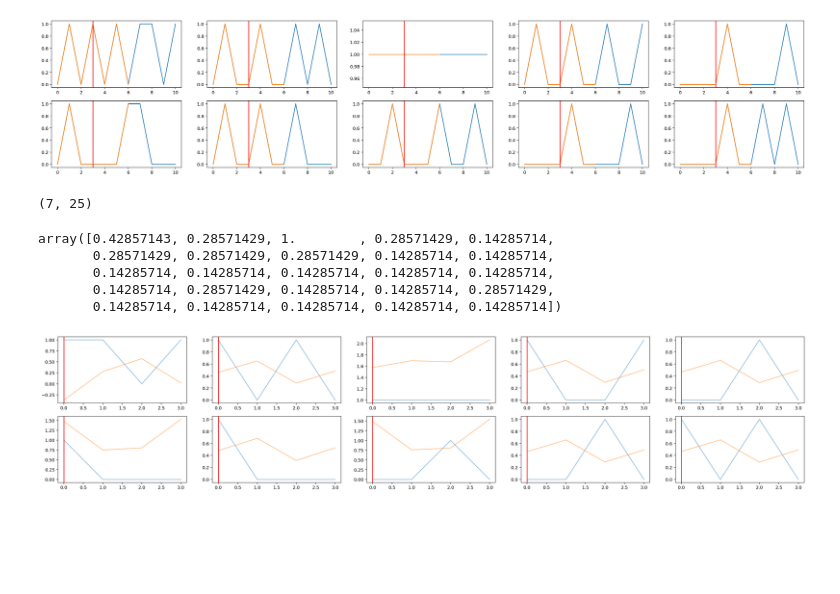
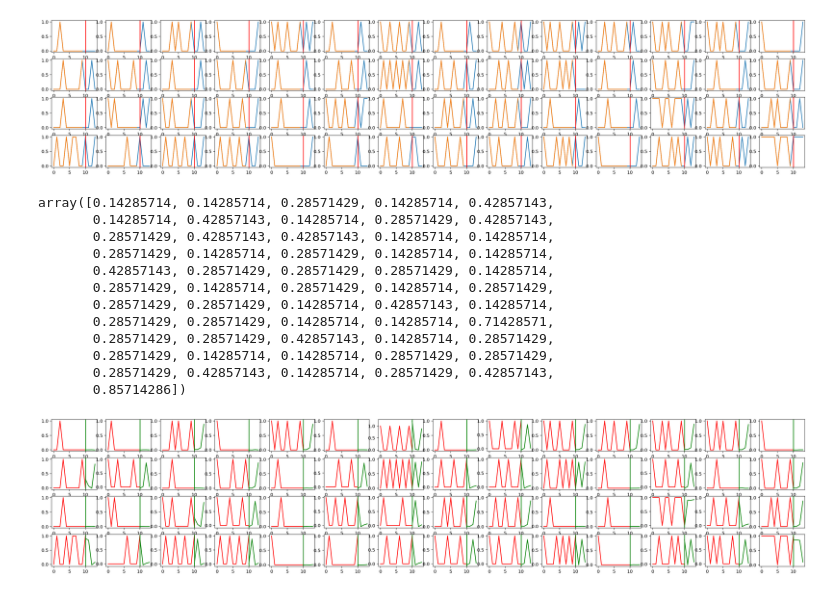
Before and after one commit to LuanAdemi/GroceryListPredictor, a Jupyter notebook: precommender/KNetworks.ipynb, the cells around one changed output. Cells and saved outputs as stored; diff of their text form; code cells hidden in the pictures; blank space fills up the shorter version.

Commit message:
Wrote a user generator

```diff
--- a/precommender/KNetworks.ipynb
+++ b/precommender/KNetworks.ipynb
@@ -14,14 +14,14 @@ device = torch.device("cuda")
 centers = 6
 samples = 300
 # %%
-file = open("../generated_users/davuser1.csv", "r")
+file = open("testdata/0.txt", "r")
 lines = file.readlines()
 
 features = (sorted(lines[0].replace(" ", "").upper().split(",")))
 
 vectors = []
 num_features = len(features)
-plot_rows, plot_cols = 2, 5#4, int((num_features+3)/4)
+plot_rows, plot_cols = 4, int((num_features+3)/4)
 for l in range(len(lines)-1):
     vec = lines[l+1].upper().split(",")
     vectors.append([int(i) for i in vec])
@@ -30,7 +30,6 @@ knet = knetworks(centers,np.array(((),())), num_features, device)
 # %%
 tdata = np.array(vectors[:-4])
 # %%
-
 f, axes = plt.subplots(plot_rows, plot_cols, figsize=(30, 6))
 count = 0
 for i in range(plot_rows):
@@ -38,22 +37,25 @@ for i in range(plot_rows):
         if count < num_features:
             axes[i][j].plot(np.array(vectors)[:,count])
             axes[i][j].plot(tdata[:,count])
-            axes[i][j].axvline(x=3, ymin=0, ymax=1, c='r')
+            axes[i][j].axvline(x=len(tdata[:,count]), ymin=0, ymax=1, c='r')
             count += 1
 # %% [output]
-[figure, old version]
+[figure, new version]
-# %%
-tdata.shape
-# %% [output]
-(7, 25)
 # %%
 knet.calcProductMean(tdata, 7)
 # %% [output]
-array([0.42857143, 0.28571429, 1.        , 0.28571429, 0.14285714,
-       0.28571429, 0.28571429, 0.28571429, 0.14285714, 0.14285714,
-       0.14285714, 0.14285714, 0.14285714, 0.14285714, 0.14285714,
-       0.14285714, 0.28571429, 0.14285714, 0.14285714, 0.28571429,
-       0.14285714, 0.14285714, 0.14285714, 0.14285714, 0.14285714])
+array([0.14285714, 0.14285714, 0.28571429, 0.14285714, 0.42857143,
+       0.14285714, 0.42857143, 0.14285714, 0.28571429, 0.42857143,
+       0.28571429, 0.42857143, 0.42857143, 0.14285714, 0.14285714,
+       0.28571429, 0.14285714, 0.28571429, 0.14285714, 0.14285714,
+       0.42857143, 0.28571429, 0.28571429, 0.28571429, 0.14285714,
+       0.28571429, 0.14285714, 0.28571429, 0.14285714, 0.28571429,
+       0.28571429, 0.28571429, 0.14285714, 0.42857143, 0.14285714,
+       0.28571429, 0.28571429, 0.14285714, 0.14285714, 0.71428571,
+       0.28571429, 0.28571429, 0.42857143, 0.14285714, 0.28571429,
+       0.28571429, 0.14285714, 0.14285714, 0.28571429, 0.28571429,
+       0.28571429, 0.42857143, 0.14285714, 0.28571429, 0.42857143,
+       0.85714286])
 # %%
 net = knet.networks[0]
 # %%
@@ -64,14 +66,15 @@ from scipy.special import expit
 net.model.eval()
 predict = np.array(net.predict(tdata, future=4))
 # %%
+X = range(14)
 f, axes = plt.subplots(plot_rows, plot_cols, figsize=(30, 6))
 count = 0
 for i in range(plot_rows):
     for j in range(plot_cols):
         if count < num_features:
-            axes[i][j].plot(np.array(vectors[-4:])[:,count], alpha=0.5)
-            axes[i][j].plot(predict[:,count], alpha=0.5)
-            axes[i][j].axvline(x=0, ymin=0, ymax=1, c='r')
+            axes[i][j].plot(X[:-3], np.array(vectors[:-3])[:,count], c='r')
+            axes[i][j].plot(X[-4:], predict[:,count], c='g')
+            axes[i][j].axvline(x=len(tdata[:,count]), ymin=0, ymax=1, c='g')
             count += 1
 # %% [output]
-[figure, old version]
+[figure, new version]
```
Also changed, not shown: 13 other files.
